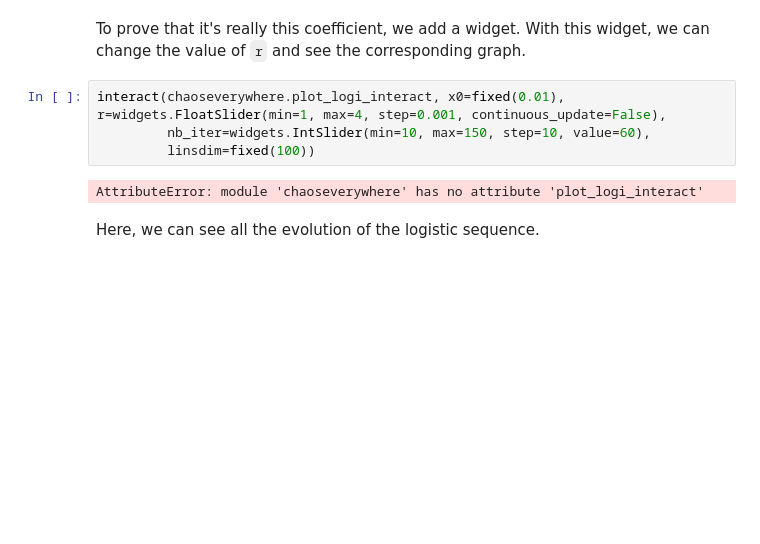
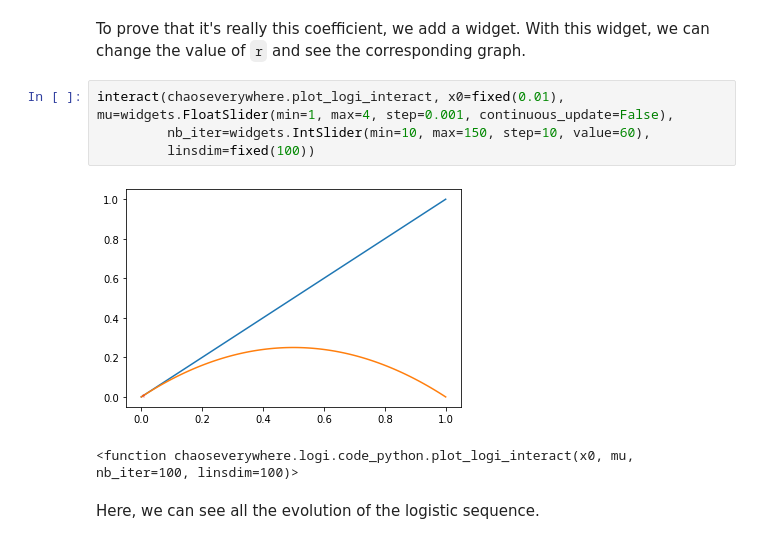
Before and after one commit to tanglef/chaoseverywhere, a Jupyter notebook: chaoseverywhere/Sketch/logistic.ipynb, the cells around one changed output. Cells and saved outputs as stored; diff of their text form; blank space fills up the shorter version.

```diff
--- a/chaoseverywhere/Sketch/logistic.ipynb
+++ b/chaoseverywhere/Sketch/logistic.ipynb
@@ -55,11 +55,12 @@ We observe that the chaotic diagram happens when the coefficient `r` is superior
 # %% [markdown]
 To prove that it's really this coefficient, we add a widget. With this widget, we can change the value of `r` and see the corresponding graph.
 # %%
-interact(chaoseverywhere.plot_logi_interact, x0=fixed(0.01), r=widgets.FloatSlider(min=1, max=4, step=0.001, continuous_update=False),
+interact(chaoseverywhere.plot_logi_interact, x0=fixed(0.01), mu=widgets.FloatSlider(min=1, max=4, step=0.001, continuous_update=False),
          nb_iter=widgets.IntSlider(min=10, max=150, step=10, value=60),
          linsdim=fixed(100))
 # %% [output]
+[figure, added]
-AttributeError: module 'chaoseverywhere' has no attribute 'plot_logi_interact'
+<function chaoseverywhere.logi.code_python.plot_logi_interact(x0, mu, nb_iter=100, linsdim=100)>
 # %% [markdown]
 Here, we can see all the evolution of the logistic sequence.
 # %%
```
Also changed, not shown: parts of 3 cells of this notebook.
